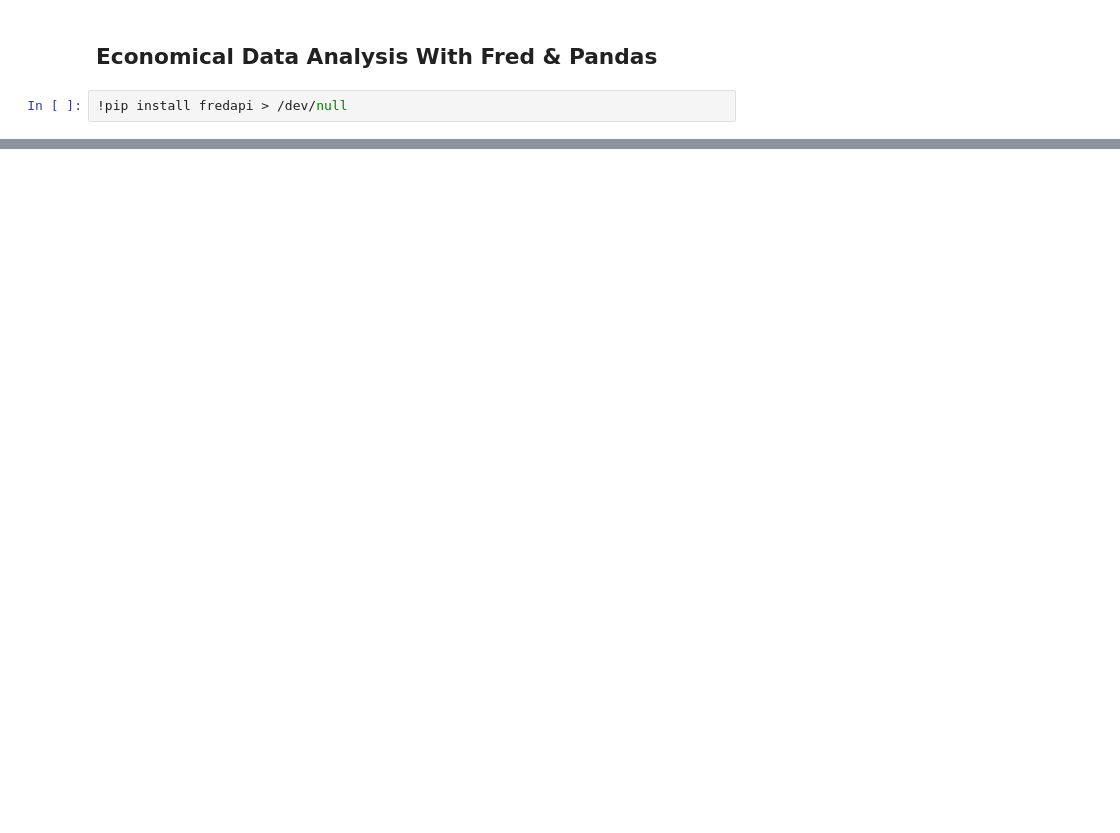
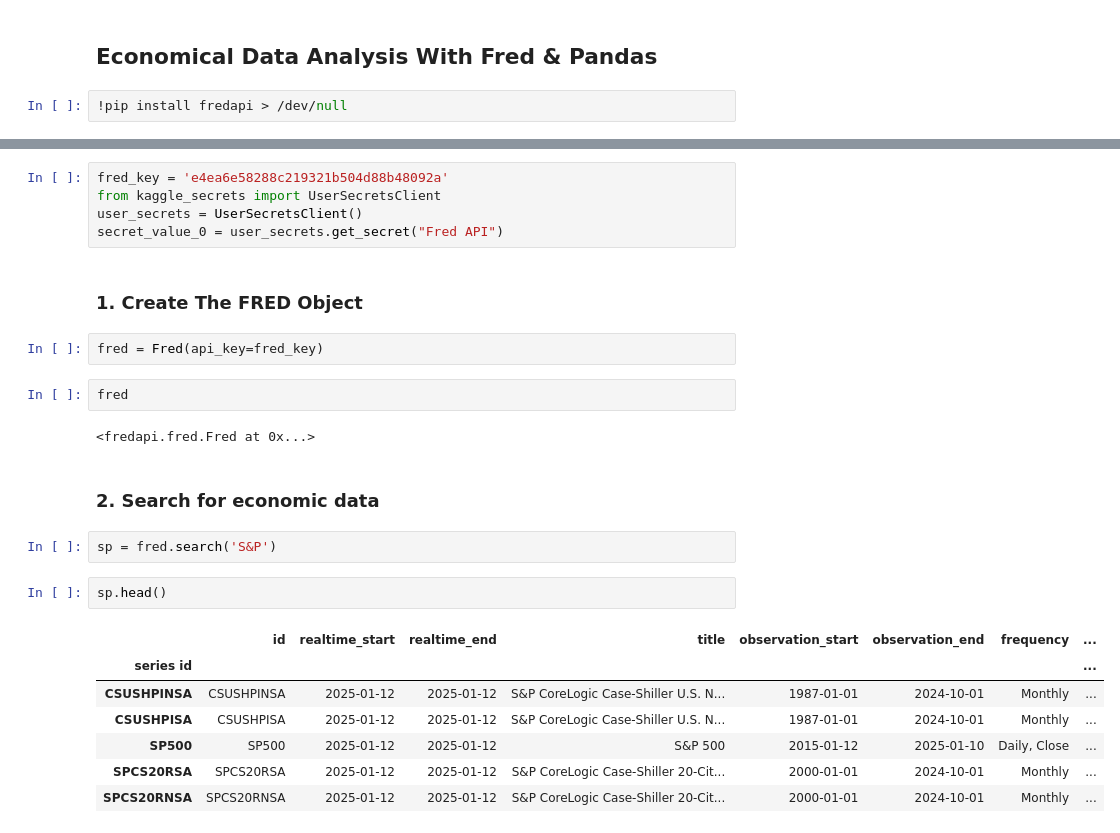
Before and after one commit to Shandeep-Raula/Economic-Analysis-with-Pandas, a Jupyter notebook: economic-analysis.ipynb, the cells around one changed output, grey strips where cells are left out. Saved outputs shown, nothing was run; the diff lists cells and outputs as text; blank space fills up the shorter version.

```diff
--- a/economic-analysis.ipynb
+++ b/economic-analysis.ipynb
@@ -14,3 +15,30 @@ plt.style.use('fivethirtyeight')
 color = sns.color_palette()
 
 from fredapi import Fred
+# %%
+fred_key = 'e4ea6e58288c219321b504d88b48092a'
+from kaggle_secrets import UserSecretsClient
+user_secrets = UserSecretsClient()
+secret_value_0 = user_secrets.get_secret("Fred API")
+# %% [markdown]
+### 1. Create The FRED Object
+# %%
+fred = Fred(api_key=fred_key)
+# %%
+fred
+# %% [output]
+<fredapi.fred.Fred at 0x...>
+# %% [markdown]
+### 2. Search for economic data
+# %%
+sp = fred.search('S&P')
+# %%
+sp.head()
+# %% [output]
+|  | id | realtime_start | realtime_end | title | observation_start | observation_end | frequency | ... |
+| series id |  |  |  |  |  |  |  | ... |
+| CSUSHPINSA | CSUSHPINSA | 2025-01-12 | 2025-01-12 | S&P CoreLogic Case-Shiller U.S. N... | 1987-01-01 | 2024-10-01 | Monthly | ... |
+| CSUSHPISA | CSUSHPISA | 2025-01-12 | 2025-01-12 | S&P CoreLogic Case-Shiller U.S. N... | 1987-01-01 | 2024-10-01 | Monthly | ... |
+| SP500 | SP500 | 2025-01-12 | 2025-01-12 | S&P 500 | 2015-01-12 | 2025-01-10 | Daily, Close | ... |
+| SPCS20RSA | SPCS20RSA | 2025-01-12 | 2025-01-12 | S&P CoreLogic Case-Shiller 20-Cit... | 2000-01-01 | 2024-10-01 | Monthly | ... |
+| SPCS20RNSA | SPCS20RNSA | 2025-01-12 | 2025-01-12 | S&P CoreLogic Case-Shiller 20-Cit... | 2000-01-01 | 2024-10-01 | Monthly | ... |
```
Also changed, not shown: parts of 22 cells of this notebook.
